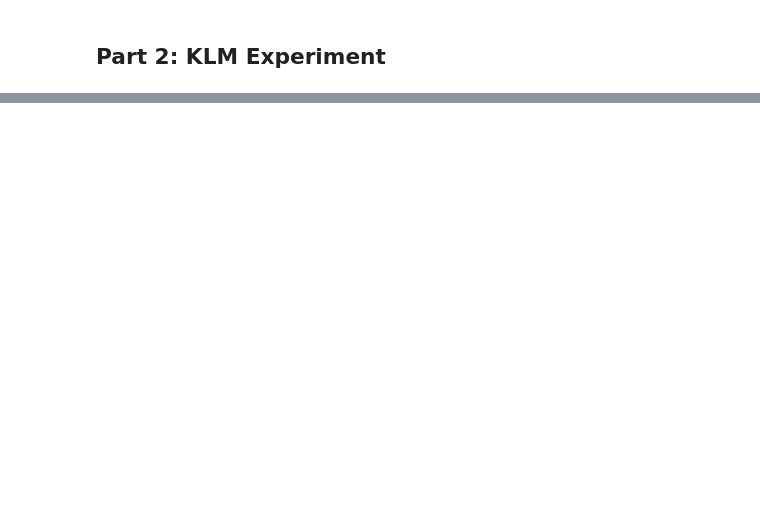
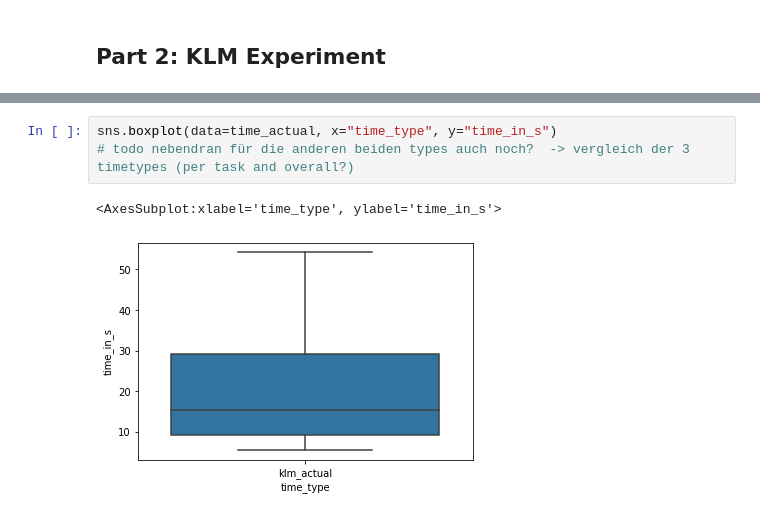
Before and after one commit to ITT-21SS-UR/assignment6-modellinginteraction-lm6, a Jupyter notebook: klm_report.ipynb, the cells around one changed output, grey strips where cells are left out. Drawn from its saved outputs; the diff is of its cells as text; blank space fills up the shorter version.

```diff
--- a/klm_report.ipynb
+++ b/klm_report.ipynb
@@ -54,0 +165,6 @@ Predicted task completion time for the given operators using default klm values:
+# %%
+sns.boxplot(data=time_actual, x="time_type", y="time_in_s")
+# todo nebendran für die anderen beiden types auch noch?  -> vergleich der 3 timetypes (per task and overall?)
+# %% [output]
+<AxesSubplot:xlabel='time_type', ylabel='time_in_s'>
+[figure, added]
```
Also changed, not shown: parts of 26 cells of this notebook, 1 other file.
